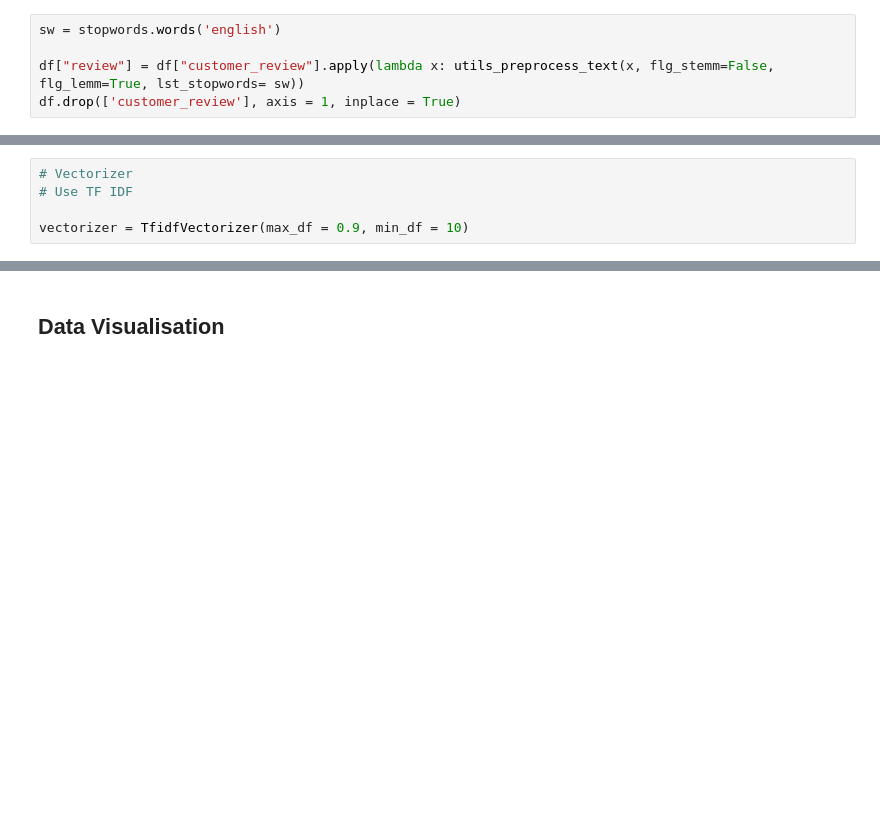
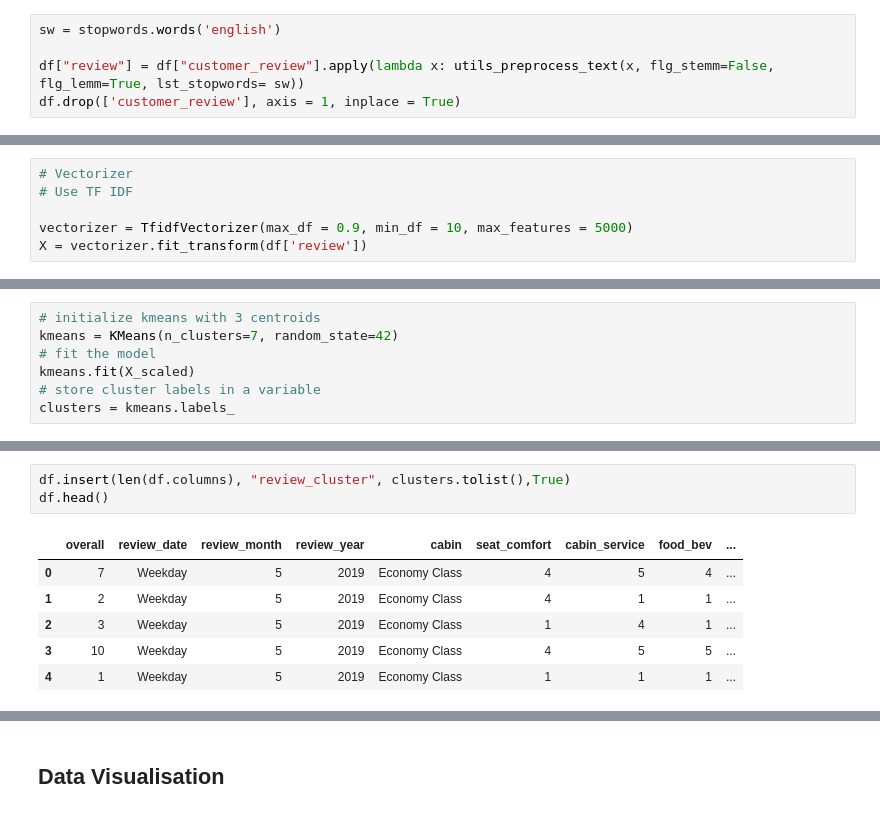
Before and after one commit to suchirmm/airline_passenger, a Jupyter notebook: airline_passenger.ipynb, the cells around one changed output, grey strips where cells are left out. Drawn from its saved outputs; the diff is of its cells as text; blank space fills up the shorter version.

```diff
--- a/airline_passenger.ipynb
+++ b/airline_passenger.ipynb
@@ -661,4 +636,5 @@ df.head()
 # Vectorizer
 # Use TF IDF
 
-vectorizer = TfidfVectorizer(max_df = 0.9, min_df = 10)
+vectorizer = TfidfVectorizer(max_df = 0.9, min_df = 10, max_features = 5000)
+X = vectorizer.fit_transform(df['review'])
@@ -664,0 +668,7 @@ vectorizer = TfidfVectorizer(max_df = 0.9, min_df = 10)
+# %%
+# initialize kmeans with 3 centroids
+kmeans = KMeans(n_clusters=7, random_state=42)
+# fit the model
+kmeans.fit(X_scaled)
+# store cluster labels in a variable
+clusters = kmeans.labels_
@@ -664,0 +684,10 @@ vectorizer = TfidfVectorizer(max_df = 0.9, min_df = 10)
+# %%
+df.insert(len(df.columns), "review_cluster", clusters.tolist(),True)
+df.head()
+# %% [output]
+|  | overall | review_date | review_month | review_year | cabin | seat_comfort | cabin_service | food_bev | ... |
+| 0 | 7 | Weekday | 5 | 2019 | Economy Class | 4 | 5 | 4 | ... |
+| 1 | 2 | Weekday | 5 | 2019 | Economy Class | 4 | 1 | 1 | ... |
+| 2 | 3 | Weekday | 5 | 2019 | Economy Class | 1 | 4 | 1 | ... |
+| 3 | 10 | Weekday | 5 | 2019 | Economy Class | 4 | 5 | 5 | ... |
+| 4 | 1 | Weekday | 5 | 2019 | Economy Class | 1 | 1 | 1 | ... |
```
Also changed, not shown: parts of 19 cells of this notebook.
